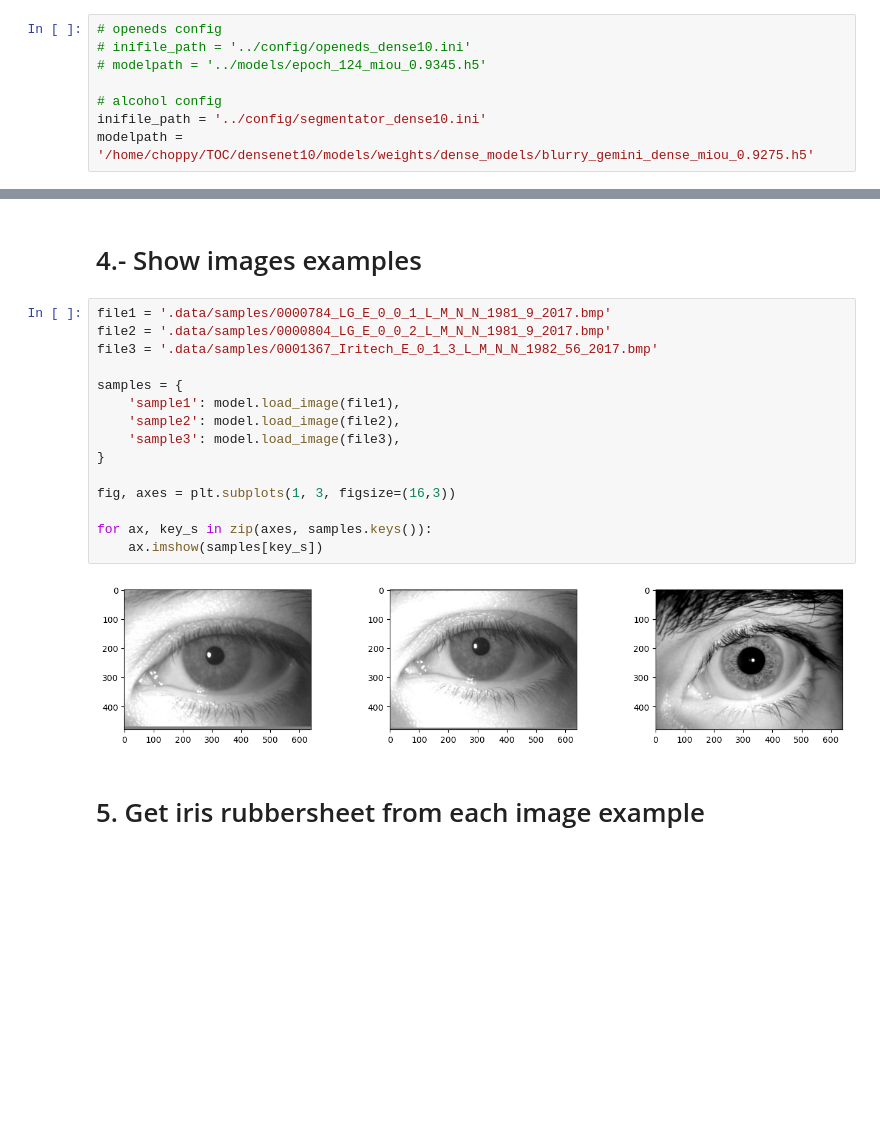
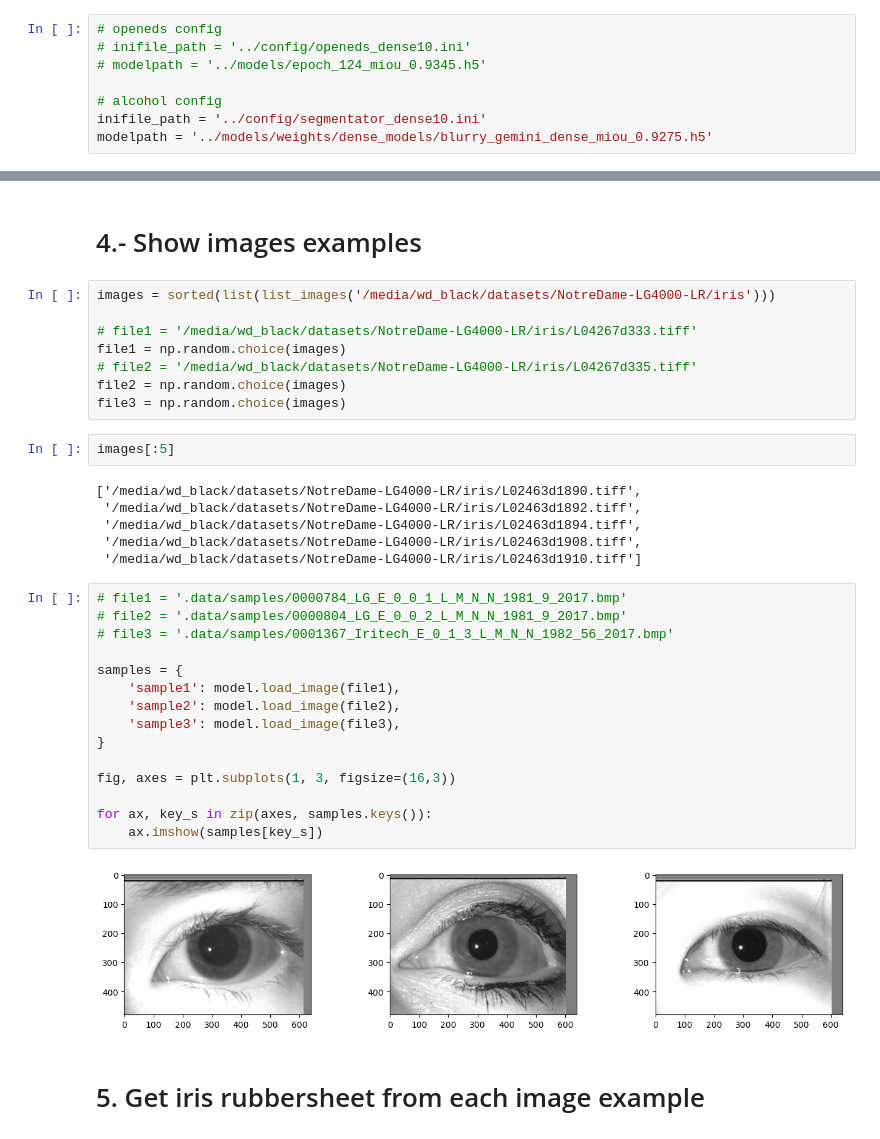
Before and after one commit to Choapinus/DenseNet10, a Jupyter notebook: notebooks/DenseIrisRubbersheet.ipynb, the cells around one changed output, grey strips where cells are left out. Cells and saved outputs as stored; diff of their text form; blank space fills up the shorter version.

```diff
--- a/notebooks/DenseIrisRubbersheet.ipynb
+++ b/notebooks/DenseIrisRubbersheet.ipynb
@@ -49,7 +57,7 @@ To enable them in other operations, rebuild TensorFlow with the appropriate comp
 
 # alcohol config
 inifile_path = '../config/segmentator_dense10.ini'
-modelpath = '/home/choppy/TOC/densenet10/models/weights/dense_models/blurry_gemini_dense_miou_0.9275.h5'
+modelpath = '../models/weights/dense_models/blurry_gemini_dense_miou_0.9275.h5'
 # %% [markdown]
 # 3.- Instance and load model
 # %%
@@ -67,22 +83,38 @@ model = DenseSegmentator(modelpath=modelpath, inifile_path=inifile_path)
 # %% [markdown]
 # 4.- Show images examples
+# %%
+images = sorted(list(list_images('/media/wd_black/datasets/NotreDame-LG4000-LR/iris')))
+
+# file1 = '/media/wd_black/datasets/NotreDame-LG4000-LR/iris/L04267d333.tiff'
+file1 = np.random.choice(images)
+# file2 = '/media/wd_black/datasets/NotreDame-LG4000-LR/iris/L04267d335.tiff'
+file2 = np.random.choice(images)
+file3 = np.random.choice(images)
+# %%
+images[:5]
+# %% [output]
+['/media/wd_black/datasets/NotreDame-LG4000-LR/iris/L02463d1890.tiff',
+ '/media/wd_black/datasets/NotreDame-LG4000-LR/iris/L02463d1892.tiff',
+ '/media/wd_black/datasets/NotreDame-LG4000-LR/iris/L02463d1894.tiff',
+ '/media/wd_black/datasets/NotreDame-LG4000-LR/iris/L02463d1908.tiff',
+ '/media/wd_black/datasets/NotreDame-LG4000-LR/iris/L02463d1910.tiff']
 # %%
-file1 = '.data/samples/0000784_LG_E_0_0_1_L_M_N_N_1981_9_2017.bmp'
-file2 = '.data/samples/0000804_LG_E_0_0_2_L_M_N_N_1981_9_2017.bmp'
-file3 = '.data/samples/0001367_Iritech_E_0_1_3_L_M_N_N_1982_56_2017.bmp'
+# file1 = '.data/samples/0000784_LG_E_0_0_1_L_M_N_N_1981_9_2017.bmp'
+# file2 = '.data/samples/0000804_LG_E_0_0_2_L_M_N_N_1981_9_2017.bmp'
+# file3 = '.data/samples/0001367_Iritech_E_0_1_3_L_M_N_N_1982_56_2017.bmp'
 
 samples = {
     'sample1': model.load_image(file1),
     'sample2': model.load_image(file2),
     'sample3': model.load_image(file3),
 }
 
 fig, axes = plt.subplots(1, 3, figsize=(16,3))
 
 for ax, key_s in zip(axes, samples.keys()):
     ax.imshow(samples[key_s])
 # %% [output]
-[figure, old version]
+[figure, new version]
 # %% [markdown]
 # 5. Get iris rubbersheet from each image example
 # %%
```
Also changed, not shown: parts of 3 cells of this notebook, 6 other files.
